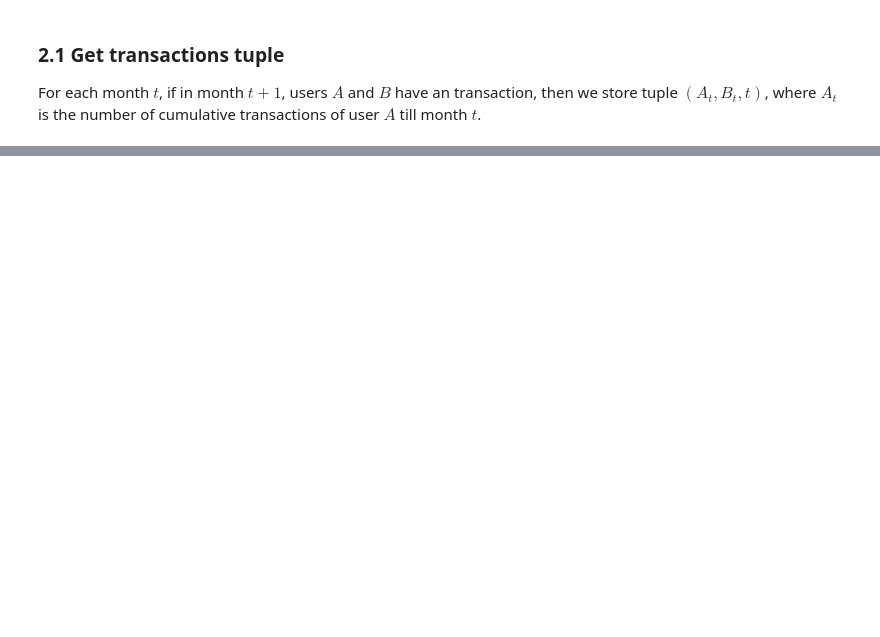
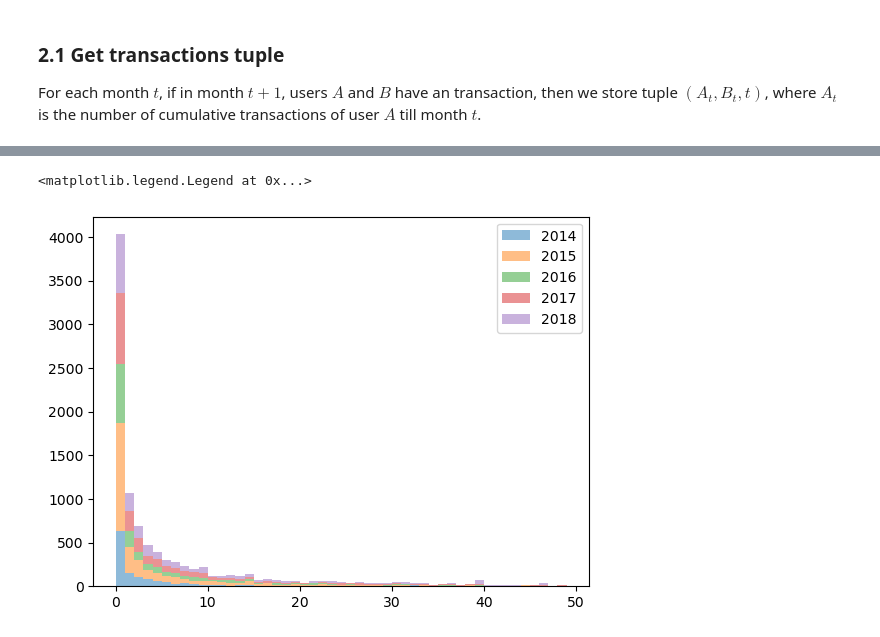
Before and after one commit to Jinyi-Liu/BZAN643-Project, a Jupyter notebook: 03_Reciprocal_Analysis.ipynb, the cells around one changed output, grey strips where cells are left out. Saved outputs shown, nothing was run; the diff lists cells and outputs as text; code cells hidden in the pictures; blank space fills up the shorter version.

```diff
--- a/03_Reciprocal_Analysis.ipynb
+++ b/03_Reciprocal_Analysis.ipynb
@@ -139,3 +134,11 @@ For each month $t$, if in month $t+1$, users $A$ and $B$ have an transaction, th
 # %%
-for pre_month, current_month in zip(months[::2], months[1::2]):
-    #
+df_all = []
+for pre_month, current_month in zip(months[::], months[1::]):
+    # Get the users who have interacted in the current month
+    current_data = interactions.loc[(interactions['month']==current_month)&(interactions['total']>=1)][['author','reply_author']]
+
+    processed_current = merge_by_author(pre_month, current_month, current_data)
+    processed_current['month'] = pre_month
+    df_all.append(processed_current)
+
+df_all = pd.concat(df_all)
@@ -143,0 +145,4 @@ SyntaxError: incomplete input (2954166287.py, line 2)
+# %%
+# Add a column of year
+df_all['year'] = df_all['month'].dt.year
+df_all
@@ -143,0 +163,7 @@ SyntaxError: incomplete input (2954166287.py, line 2)
+# %%
+# Reverse column 1 and 2,  3 and 4
+df_all_reverse = df_all.copy()
+df_all_reverse[['author','reply_author']] = df_all_reverse[['reply_author','author']]
+df_all_reverse[['author_total','reply_author_total']] = df_all_reverse[['reply_author_total','author_total']]
+
+df = pd.concat([df_all, df_all_reverse])
@@ -143,0 +181,4 @@ SyntaxError: incomplete input (2954166287.py, line 2)
+# %%
+# Get author_total == 1
+cum_year = df.loc[(df['author_total']<=0) & (df['reply_author_total']<=100)]
+data_to_plot = [cum_year.loc[cum_year['year']==year,'reply_author_total'] for year in range(2014,2019)]
@@ -143,0 +201,6 @@ SyntaxError: incomplete input (2954166287.py, line 2)
+# %%
+plt.hist(data_to_plot,  alpha=0.5, label=[2014,2015,2016,2017,2018], bins=range(0,50,1),stacked=True)
+plt.legend(loc='upper right')
+# %% [output]
+<matplotlib.legend.Legend at 0x...>
+[figure, added]
```
Also changed, not shown: parts of 8 cells of this notebook.
